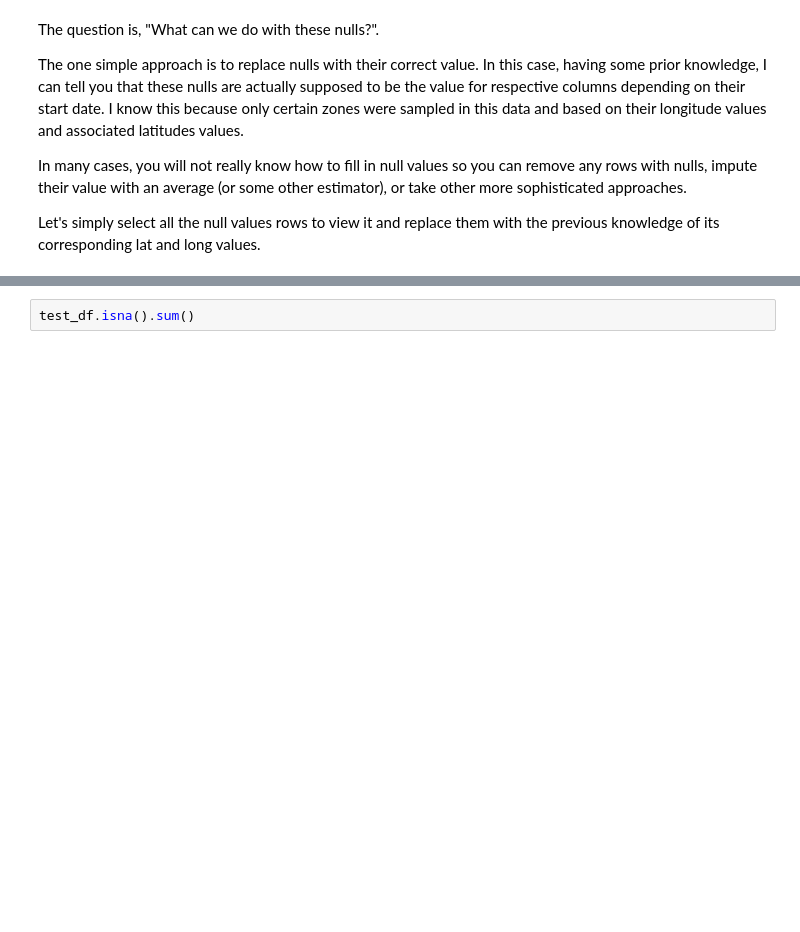
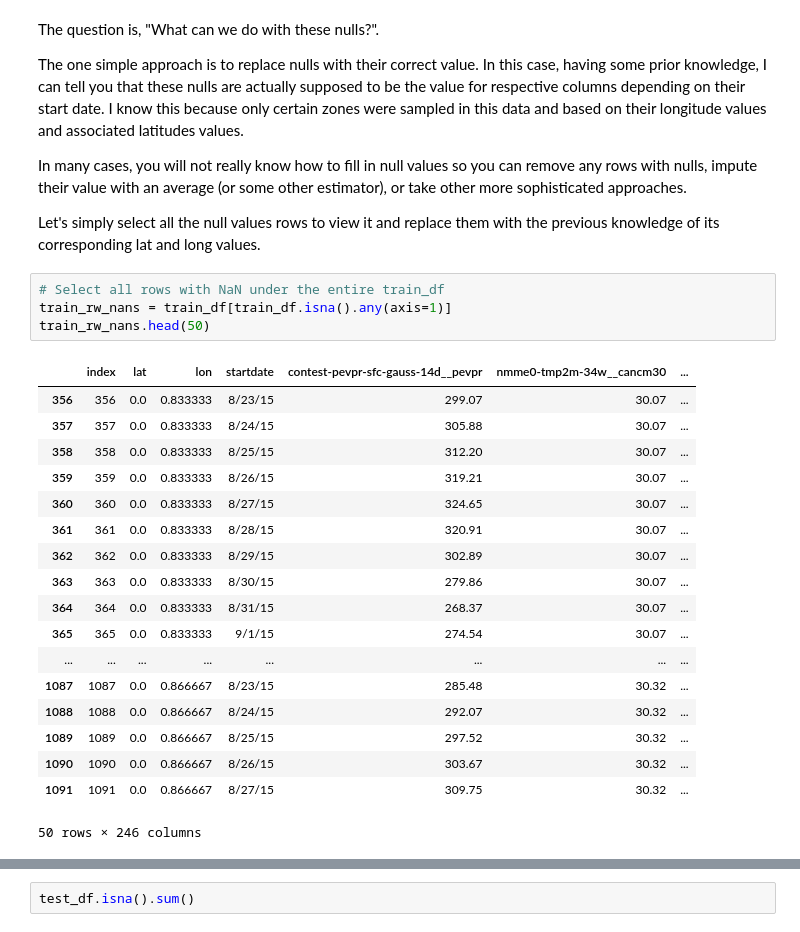
Before and after one commit to lucialagenial/wids_datathon_2023, a Jupyter notebook: wids-23-predictions.ipynb, the cells around one changed output, grey strips where cells are left out. Saved outputs shown, nothing was run; the diff lists cells and outputs as text; blank space fills up the shorter version.

```diff
--- a/wids-23-predictions.ipynb
+++ b/wids-23-predictions.ipynb
@@ -121,3 +129,26 @@ The one simple approach is to replace nulls with their correct value. In this ca
 In many cases, you will not really know how to fill in null values so you can remove any rows with nulls, impute their value with an average (or some other estimator), or take other more sophisticated approaches.
 
 Let's simply select all the null values rows to view it and replace them with the previous knowledge of its corresponding lat and long values.
+# %%
+# Select all rows with NaN under the entire train_df
+train_rw_nans = train_df[train_df.isna().any(axis=1)]
+train_rw_nans.head(50)
+# %% [output]
+|  | index | lat | lon | startdate | contest-pevpr-sfc-gauss-14d__pevpr | nmme0-tmp2m-34w__cancm30 | ... |
+| 356 | 356 | 0.0 | 0.833333 | 8/23/15 | 299.07 | 30.07 | ... |
+| 357 | 357 | 0.0 | 0.833333 | 8/24/15 | 305.88 | 30.07 | ... |
+| 358 | 358 | 0.0 | 0.833333 | 8/25/15 | 312.20 | 30.07 | ... |
+| 359 | 359 | 0.0 | 0.833333 | 8/26/15 | 319.21 | 30.07 | ... |
+| 360 | 360 | 0.0 | 0.833333 | 8/27/15 | 324.65 | 30.07 | ... |
+| 361 | 361 | 0.0 | 0.833333 | 8/28/15 | 320.91 | 30.07 | ... |
+| 362 | 362 | 0.0 | 0.833333 | 8/29/15 | 302.89 | 30.07 | ... |
+| 363 | 363 | 0.0 | 0.833333 | 8/30/15 | 279.86 | 30.07 | ... |
+| 364 | 364 | 0.0 | 0.833333 | 8/31/15 | 268.37 | 30.07 | ... |
+| 365 | 365 | 0.0 | 0.833333 | 9/1/15 | 274.54 | 30.07 | ... |
+| ... | ... | ... | ... | ... | ... | ... | ... |
+| 1087 | 1087 | 0.0 | 0.866667 | 8/23/15 | 285.48 | 30.32 | ... |
+| 1088 | 1088 | 0.0 | 0.866667 | 8/24/15 | 292.07 | 30.32 | ... |
+| 1089 | 1089 | 0.0 | 0.866667 | 8/25/15 | 297.52 | 30.32 | ... |
+| 1090 | 1090 | 0.0 | 0.866667 | 8/26/15 | 303.67 | 30.32 | ... |
+| 1091 | 1091 | 0.0 | 0.866667 | 8/27/15 | 309.75 | 30.32 | ... |
+50 rows × 246 columns
```
Also changed, not shown: parts of 5 cells of this notebook.
